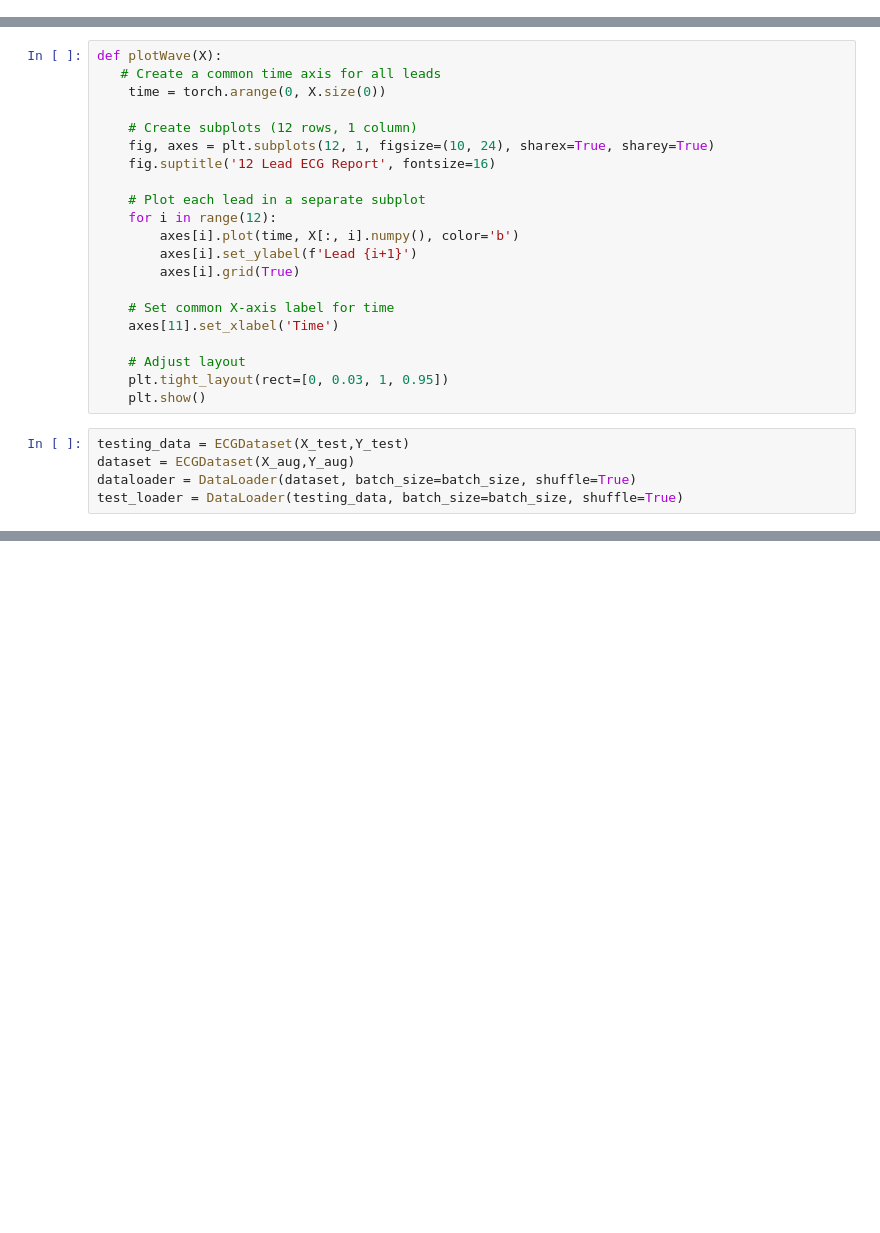
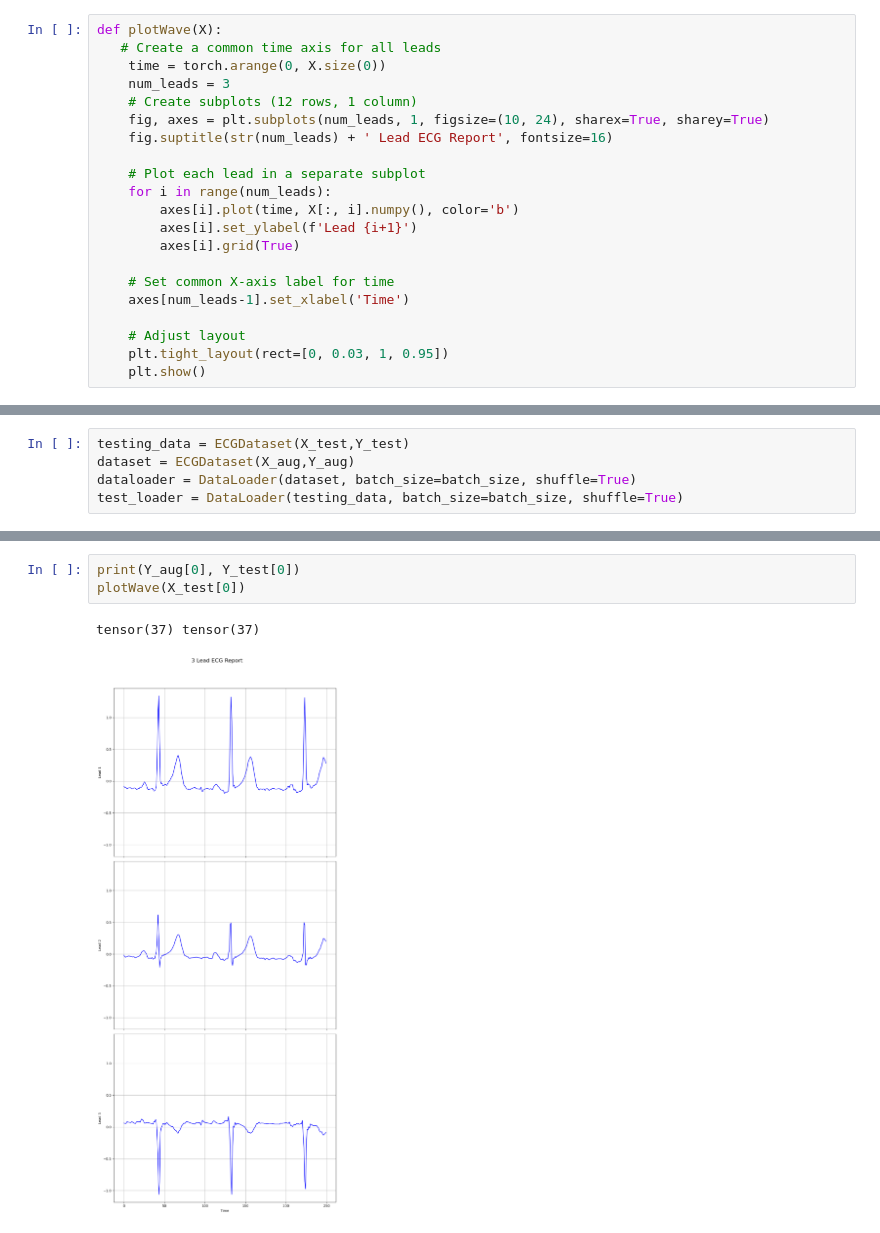
Before and after one commit to Lasers67/BiometricByPass, a Jupyter notebook: src/main.ipynb, the cells around one changed output, grey strips where cells are left out. Drawn from its saved outputs; the diff is of its cells as text; blank space fills up the shorter version.

```diff
--- a/src/main.ipynb
+++ b/src/main.ipynb
@@ -110,0 +31,21 @@ Y_aug = Y_aug.unsqueeze(1).repeat(1, (int(5000*split_size/seq_size)), 1).view(-1
+# %%
+def plotWave(X):
+   # Create a common time axis for all leads
+    time = torch.arange(0, X.size(0))
+    num_leads = 3
+    # Create subplots (12 rows, 1 column)
+    fig, axes = plt.subplots(num_leads, 1, figsize=(10, 24), sharex=True, sharey=True)
+    fig.suptitle(str(num_leads) + ' Lead ECG Report', fontsize=16)
+
+    # Plot each lead in a separate subplot
+    for i in range(num_leads):
+        axes[i].plot(time, X[:, i].numpy(), color='b')
+        axes[i].set_ylabel(f'Lead {i+1}')
+        axes[i].grid(True)
+
+    # Set common X-axis label for time
+    axes[num_leads-1].set_xlabel('Time')
+
+    # Adjust layout
+    plt.tight_layout(rect=[0, 0.03, 1, 0.95])
+    plt.show()
@@ -126,24 +141,3 @@ class ECGDataset(Dataset):
-# %%
-def plotWave(X):
-   # Create a common time axis for all leads
-    time = torch.arange(0, X.size(0))
-
-    # Create subplots (12 rows, 1 column)
-    fig, axes = plt.subplots(12, 1, figsize=(10, 24), sharex=True, sharey=True)
-    fig.suptitle('12 Lead ECG Report', fontsize=16)
-
-    # Plot each lead in a separate subplot
-    for i in range(12):
-        axes[i].plot(time, X[:, i].numpy(), color='b')
-        axes[i].set_ylabel(f'Lead {i+1}')
-        axes[i].grid(True)
-
-    # Set common X-axis label for time
-    axes[11].set_xlabel('Time')
-
-    # Adjust layout
-    plt.tight_layout(rect=[0, 0.03, 1, 0.95])
-    plt.show()
 # %%
 testing_data = ECGDataset(X_test,Y_test)
 dataset = ECGDataset(X_aug,Y_aug)
@@ -313,0 +347,6 @@ AssertionError: was expecting embedding dimension of 128, but got 490
+# %%
+print(Y_aug[0], Y_test[0])
+plotWave(X_test[0])
+# %% [output]
+tensor(37) tensor(37)
+[figure, added]
```
Also changed, not shown: parts of 22 cells of this notebook, 4 other files.
